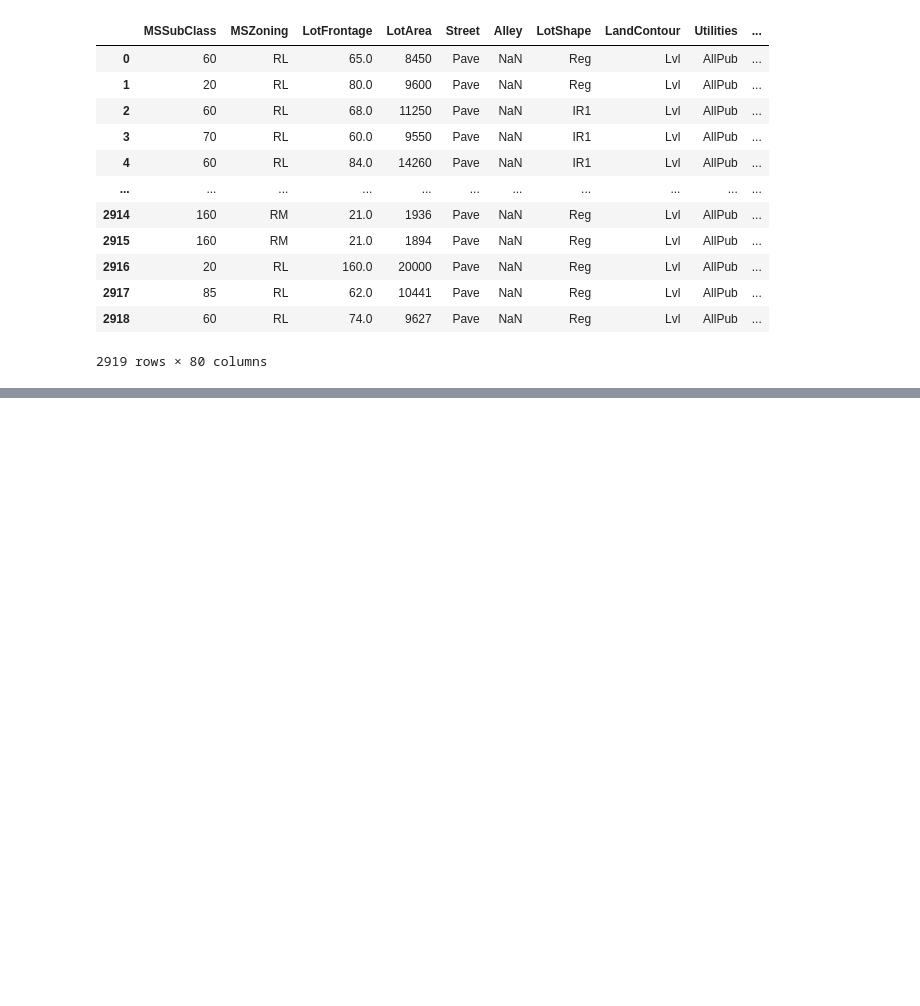
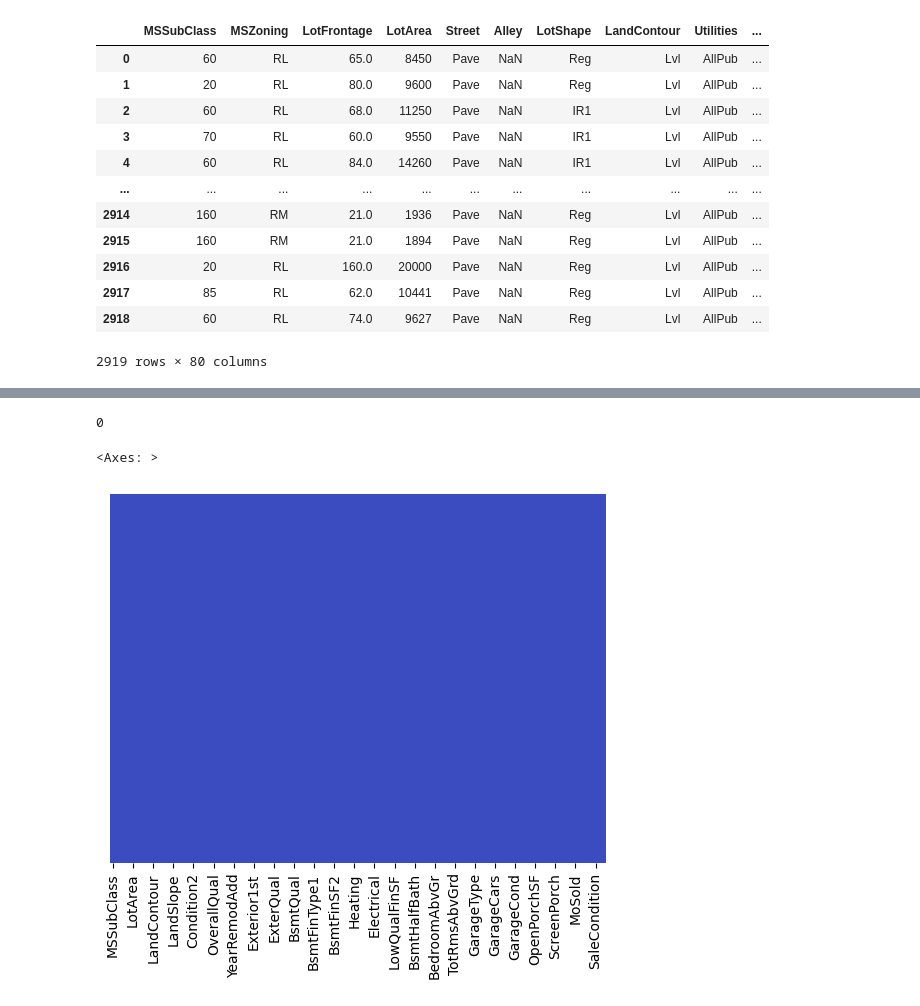
Before and after one commit to JGomez1100000/Eda_regression, a Jupyter notebook: Eda.ipynb, the cells around one changed output, grey strips where cells are left out. Drawn from its saved outputs; the diff is of its cells as text; code cells hidden in the pictures; blank space fills up the shorter version.

```diff
--- a/Eda.ipynb
+++ b/Eda.ipynb
@@ -52,0 +110,10 @@ df
+# %%
+'''Solución demetrio:
+# da primero a SalePrice valores de 0 para que no se tenga en cuenta en el drop
+df['SalePrice']= df['SalePrice'].fillna(value=0)
+# luego eliminamos las que mas tienen
+def remove_null(df, thr_perc):
+    threshold_na = len(df) * thr_perc
+    df = df.dropna(thresh=threshold_na, axis=1)
+    return df
+df = remove_null(df,0.8)'''
@@ -52,0 +122,3 @@ df
+# %%
+# le damos el valor 0 a los faltantes en SalePrice para tenerla controlada
+df['SalePrice']= df['SalePrice'].fillna(value=0)
@@ -52,0 +175,9 @@ df
+# %%
+df.isnull().sum().sum()
+# %% [output]
+0
+# %%
+sns.heatmap(df.isnull(),yticklabels=False,cbar=False,cmap='coolwarm')
+# %% [output]
+<Axes: >
+[figure, added]
```
Also changed, not shown: parts of 29 cells of this notebook.
